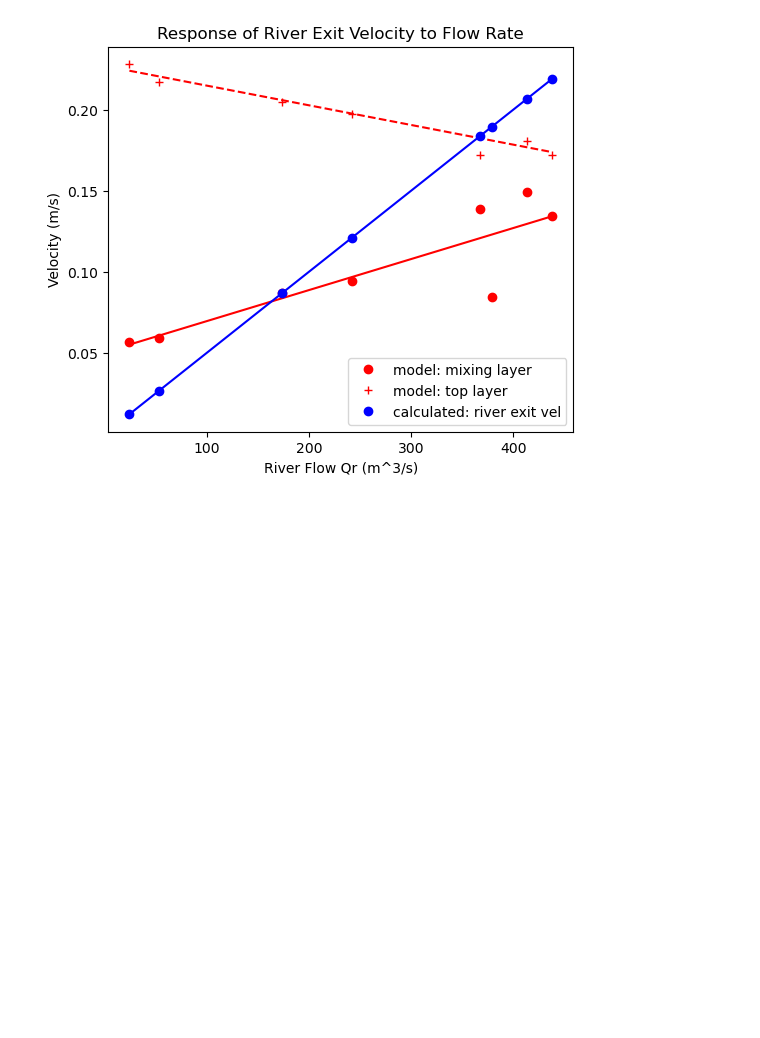
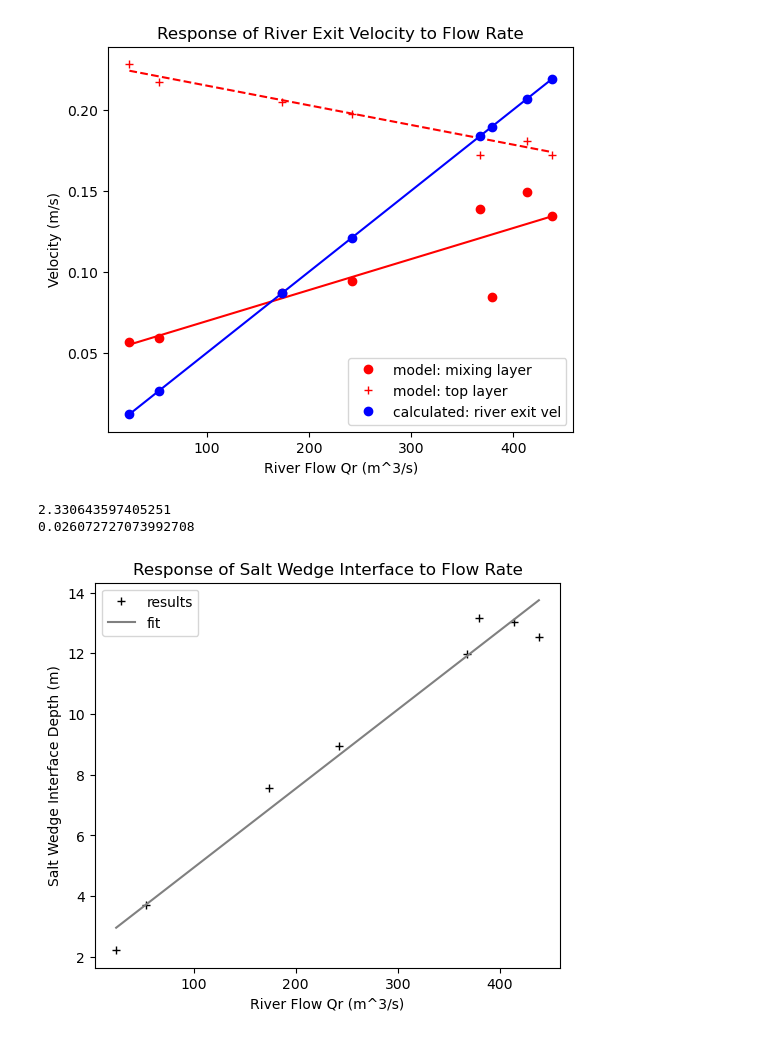
Before and after one commit to SalishSeaCast/analysis-cassidy, a Jupyter notebook: notebooks/civil541/sw_results_analysis.ipynb, the cells around one changed output. Cells and saved outputs as stored; diff of their text form; code cells hidden in the pictures; blank space fills up the shorter version.

```diff
--- a/notebooks/civil541/sw_results_analysis.ipynb
+++ b/notebooks/civil541/sw_results_analysis.ipynb
@@ -57,3 +57,21 @@ ax.legend()
 # %% [output]
 <matplotlib.legend.Legend at 0x...>
 [figure]
+# %%
+QrDint = stats.linregress(df['Qr'], df['D_int'])
+
+fig, ax = plt.subplots(1, 1, figsize=(6, 5))
+
+ax.plot(df['Qr'], df['D_int'],'k+',label='results')
+ax.plot(df['Qr'].sort_values(ascending=True), QrDint.intercept + QrDint.slope * df['Qr'].sort_values(ascending=True), 'grey', label='fit')
+ax.set_xlabel('River Flow Qr (m^3/s)')
+ax.set_ylabel('Salt Wedge Interface Depth (m)')
+ax.set_title('Response of Salt Wedge Interface to Flow Rate')
+ax.legend()
+
+print(QrDint.intercept)
+print(QrDint.slope)
+# %% [output]
+2.330643597405251
+0.026072727073992708
+[figure, added]
```
Also changed, not shown: parts of 7 cells of this notebook.
